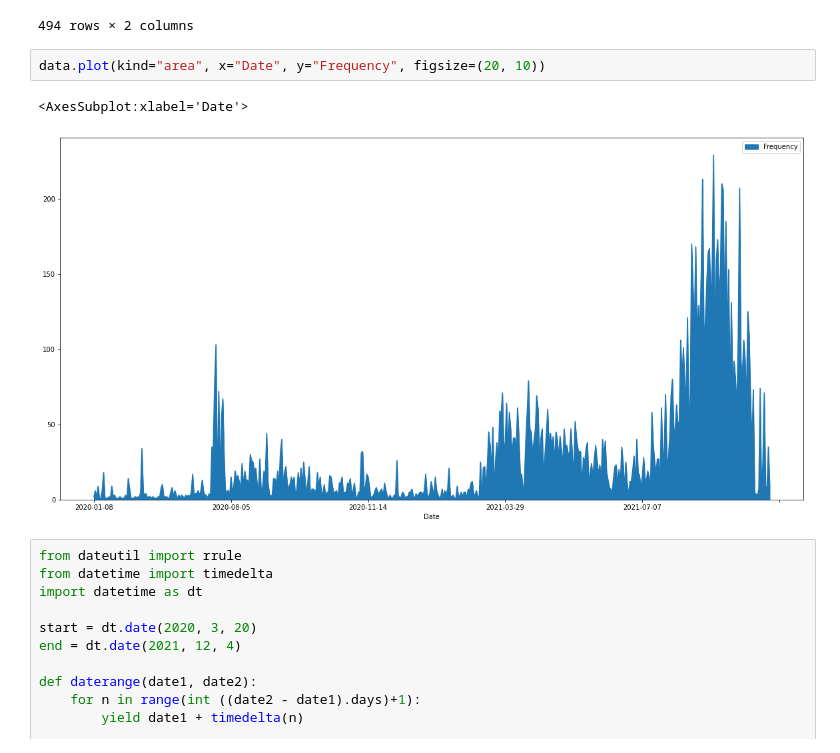
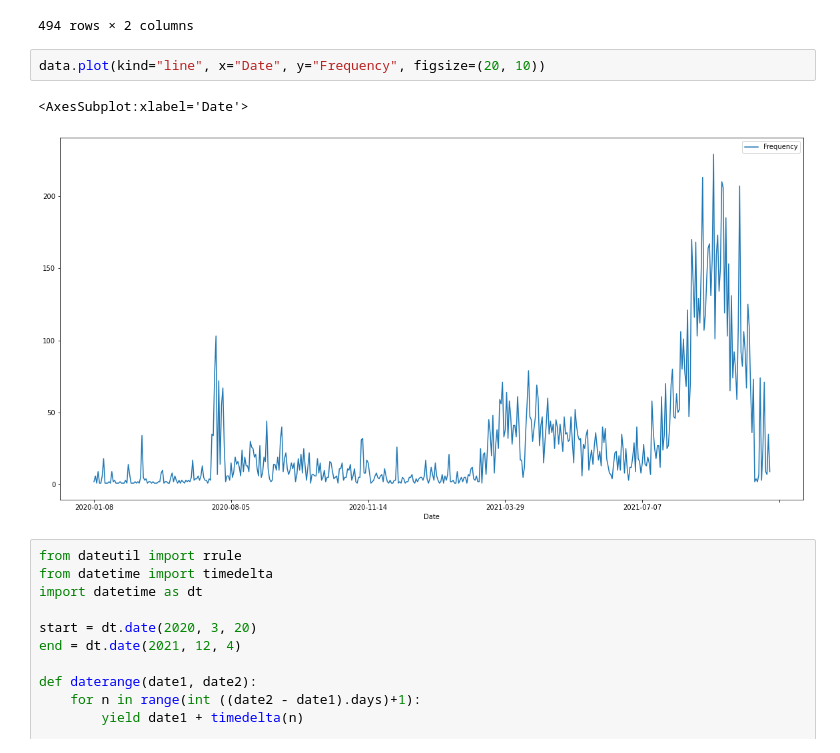
Before and after one commit to DabideBoi/ML-Covid-Prediction-General-Trias, a Jupyter notebook: ML Notebook.ipynb, the cells around one changed output. Saved outputs shown, nothing was run; the diff lists cells and outputs as text.

Commit message:
Cleaned the graphs
Formatted both graphs as line graphs

```diff
--- a/ML Notebook.ipynb
+++ b/ML Notebook.ipynb
@@ -82,10 +82,10 @@ data
 | 493 | 2021-12-04 | 9 |
 494 rows × 2 columns
 # %%
-data.plot(kind="area", x="Date", y="Frequency", figsize=(20, 10))
+data.plot(kind="line", x="Date", y="Frequency", figsize=(20, 10))
 # %% [output]
 <AxesSubplot:xlabel='Date'>
-[figure, old version]
+[figure, new version]
 # %%
 from dateutil import rrule
 from datetime import timedelta
```
Also changed, not shown: parts of 2 cells of this notebook.
